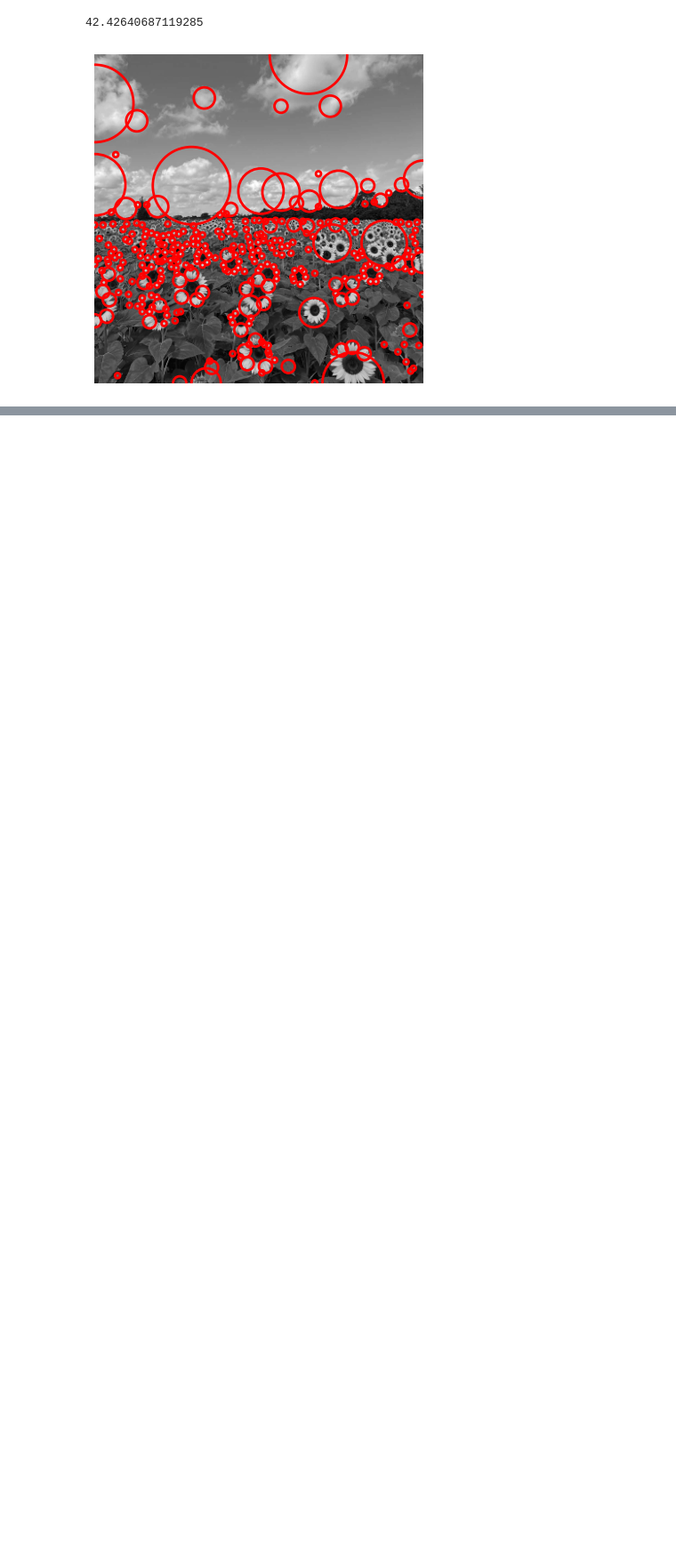
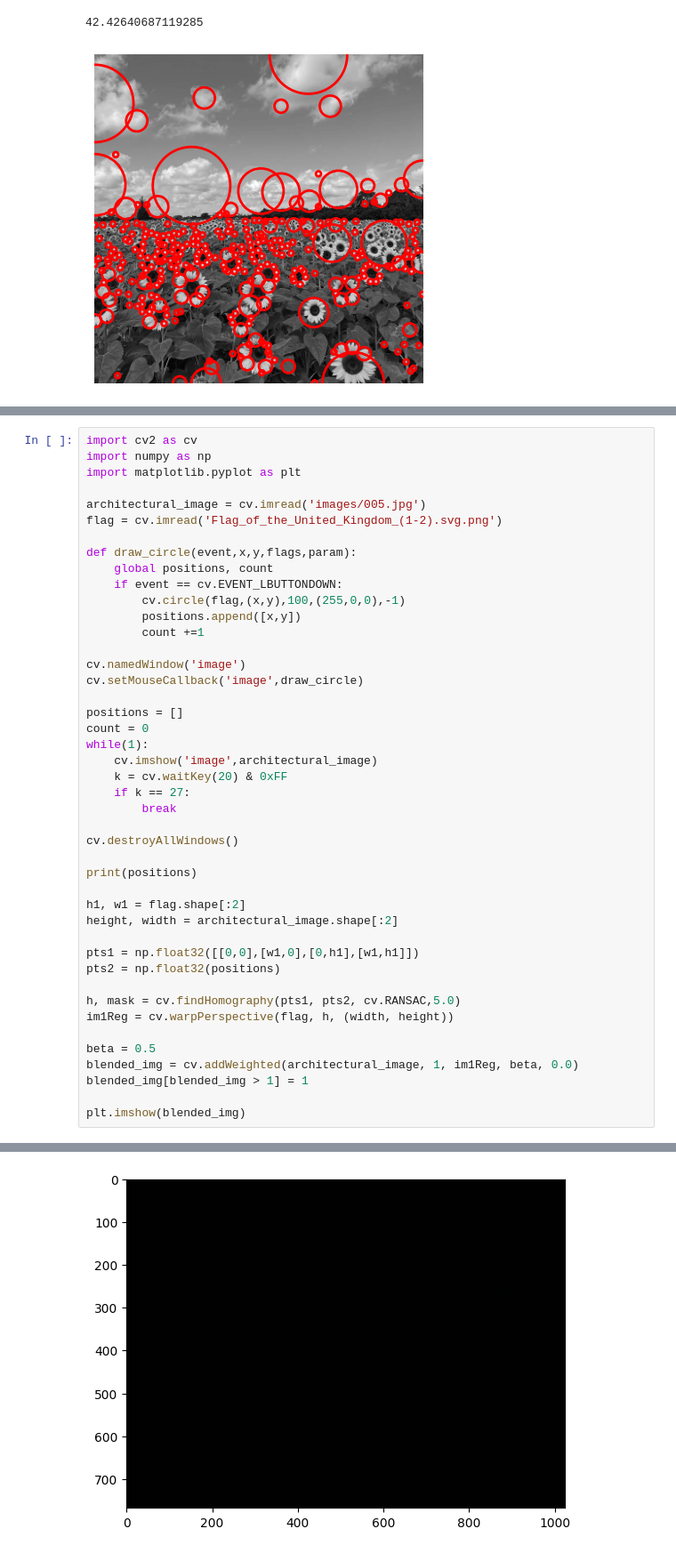
Before and after one commit to Asini-Jayakody/EN3160-Fitting-and-Alignment, a Jupyter notebook: A2.ipynb, the cells around one changed output, grey strips where cells are left out. Shown at 89% size. Saved outputs shown, nothing was run; the diff lists cells and outputs as text; blank space fills up the shorter version.

```diff
--- a/A2.ipynb
+++ b/A2.ipynb
@@ -244,0 +244,45 @@ inliers 38
+# %%
+import cv2 as cv
+import numpy as np
+import matplotlib.pyplot as plt
+
+architectural_image = cv.imread('images/005.jpg')
+flag = cv.imread('Flag_of_the_United_Kingdom_(1-2).svg.png')
+
+def draw_circle(event,x,y,flags,param):
+    global positions, count
+    if event == cv.EVENT_LBUTTONDOWN:
+        cv.circle(flag,(x,y),100,(255,0,0),-1)
+        positions.append([x,y])
+        count +=1
+
+cv.namedWindow('image')
+cv.setMouseCallback('image',draw_circle)
+
+positions = []
+count = 0
+while(1):
+    cv.imshow('image',architectural_image)
+    k = cv.waitKey(20) & 0xFF
+    if k == 27:
+        break
+
+cv.destroyAllWindows()
+
+print(positions)
+
+h1, w1 = flag.shape[:2]
+height, width = architectural_image.shape[:2]
+
+pts1 = np.float32([[0,0],[w1,0],[0,h1],[w1,h1]])
+pts2 = np.float32(positions)
+
+h, mask = cv.findHomography(pts1, pts2, cv.RANSAC,5.0)
+im1Reg = cv.warpPerspective(flag, h, (width, height))
+
+beta = 0.5
+blended_img = cv.addWeighted(architectural_image, 1, im1Reg, beta, 0.0)
+blended_img[blended_img > 1] = 1
+
+plt.imshow(blended_img)
+# %% [output]
@@ -244,0 +291 @@ inliers 38
+[figure, added]
```
Also changed, not shown: parts of 3 cells of this notebook, 20 other files.
